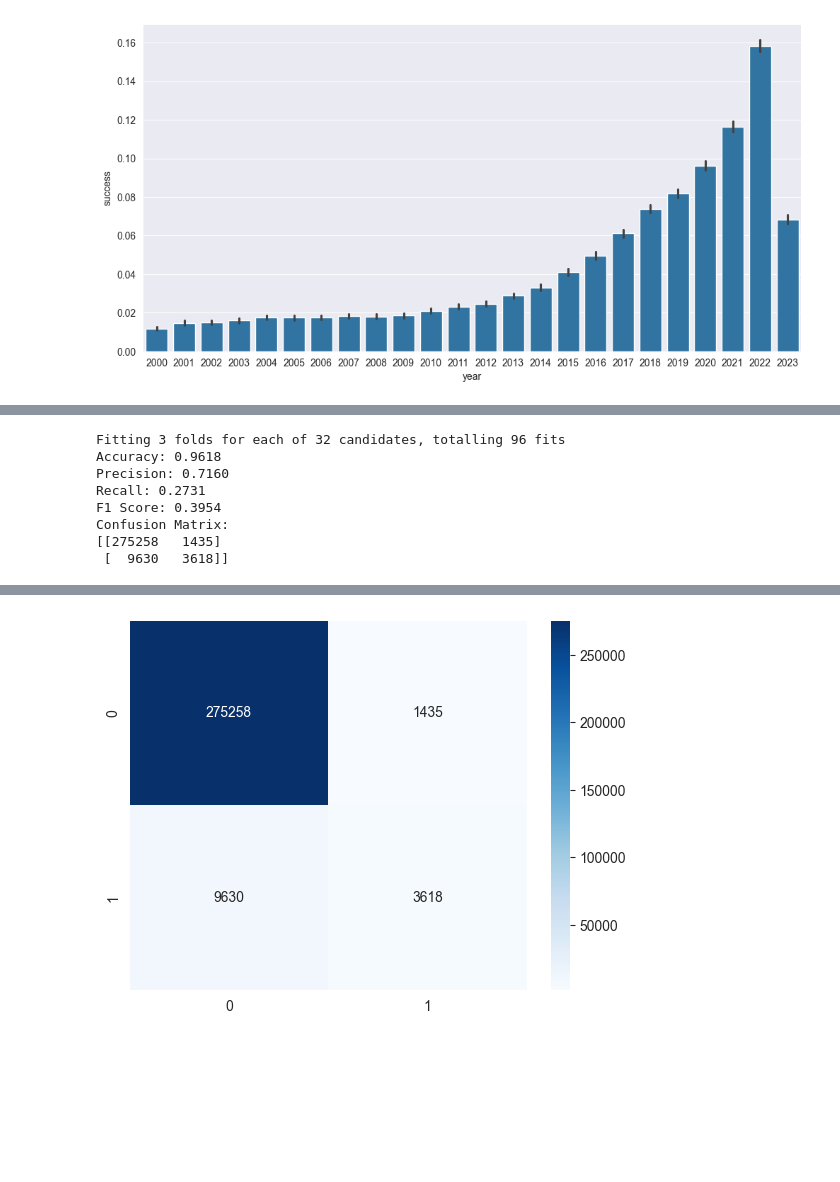
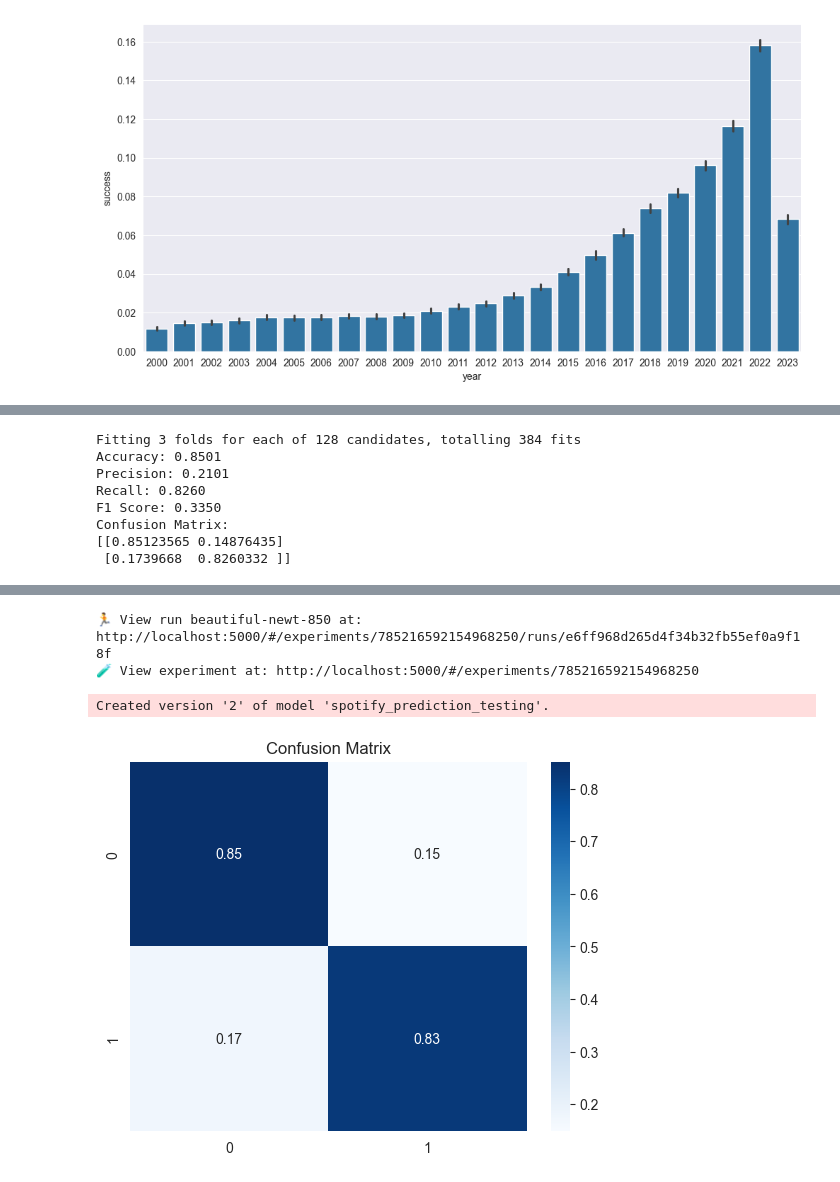
Before and after one commit to 7Steffen7/42HN-x-appliedAI-Machine-Learning-MLOps-Part2, a Jupyter notebook: Spotify_Prediction.ipynb, the cells around one changed output, grey strips where cells are left out. Drawn from its saved outputs; the diff is of its cells as text; code cells hidden in the pictures; blank space fills up the shorter version.

```diff
--- a/Spotify_Prediction.ipynb
+++ b/Spotify_Prediction.ipynb
@@ -185,5 +209,7 @@ features_target.head()
 # %%
-train_data, test_data = train_test_split(features_target, random_state=42)
+# train_data, test_data = train_test_split(features_target, random_state=42)
+# train_data, test_data = train_test_split(smaller_dataset, random_state=42)
+train_data, test_data = train_test_split(features_target, random_state=42, train_size=0.1)
 
 train_input = train_data[FEATURES]
 train_output = train_data[TARGET]
@@ -210,3 +236,6 @@ def build_pipeline(estimator):
         ('estimator', estimator),
     ]
     )
+# %%
+mlflow.set_tracking_uri('http://localhost:5000')
+mlflow.set_experiment('spotify_prediction')
@@ -216,15 +247,21 @@ def evaluate(y_true, y_pred):
     precision = precision_score(y_true, y_pred)
     recall = recall_score(y_true, y_pred)
     f1 = f1_score(y_true, y_pred)
-    confusion_matrix_ = confusion_matrix(y_true, y_pred)
+    confusion_matrix_ = confusion_matrix(y_true, y_pred, normalize='true')
 
+    mlflow.log_metric('accuracy', accuracy)
+    mlflow.log_metric('precision', precision)
+    mlflow.log_metric('recall', recall)
+    mlflow.log_metric('f1', f1)
     print(f'Accuracy: {accuracy:.4f}')
     print(f'Precision: {precision:.4f}')
     print(f'Recall: {recall:.4f}')
     print(f'F1 Score: {f1:.4f}')
     cm = confusion_matrix_
     print(f'Confusion Matrix:\n{cm}')
-    sns.heatmap(cm, annot=True, fmt='d', cmap='Blues')
+    sns.heatmap(cm, annot=True, fmt='.2f', cmap='Blues')
+    plt.title('Confusion Matrix')
+    mlflow.log_figure(plt.gcf(), 'confusion_matrix.png')
 # %%
 pipeline = build_pipeline(LogisticRegression())
 pipeline.fit(train_input, train_output)
@@ -258,38 +306,55 @@ Confusion Matrix:
 # %%
-pipeline = build_pipeline(XGBClassifier(random_state=42))
+# pipeline = build_pipeline(XGBClassifier(random_state=42))
 
-# param_grid = {
-#     'estimator__learning_rate': [0.01, 0.1, 0.2],
-#     'estimator__max_depth': [3, 5, 7],
-#     'estimator__n_estimators': [100, 200, 300],
-#     'estimator__subsample': [0.8, 1.0],
-#     'estimator__colsample_bytree': [0.8, 1.0]
-# }
+scale_pos_weight = 27640 / 1354
+
+pipeline = build_pipeline(XGBClassifier(random_state=42, scale_pos_weight=scale_pos_weight, eval_metric='logloss' ))
+
 param_grid = {
     'estimator__learning_rate': [0.01, 0.1],
     'estimator__max_depth': [3, 6],
     'estimator__n_estimators': [100, 200],
     'estimator__subsample': [0.7, 1.0],
-    'estimator__colsample_bytree': [0.7, 1.0]
+    'estimator__colsample_bytree': [0.7, 1.0],
+    'estimator__gamma': [0, 0.1],
+    'estimator__min_child_weight': [1, 5]
 }
 grid_search = GridSearchCV(
     pipeline,
     param_grid,
     cv=3,
-    scoring='accuracy',
+    scoring='recall',
     n_jobs=-1,
     verbose=1
 )
 grid_search.fit(train_input, train_output)
 best_estimator = grid_search.best_estimator_
 predictions = best_estimator.predict(test_input)
-evaluate(test_output, predictions)
+# mlflow.end_run()
+with mlflow.start_run():
+    mlflow.log_params(best_estimator.get_params())
+    # mlflow.log_params(pipeline.get_params())
+    evaluate(test_output, predictions)
+
+    signature = mlflow.models.infer_signature(train_input, predictions)
+    # mlflow.xgboost.log_model(
+    #     best_estimator.named_steps['estimator'],
+    #     artifact_path='model',
+    #     signature=signature,
+    # )
+    mlflow.sklearn.log_model(
+        sk_model=best_estimator,
+        artifact_path='model',
+        signature=signature,
+        registered_model_name='spotify_prediction_testing'
+    )
+# mlflow.sklearn.log_model(pipeline, 'model')
 # %% [output]
-Fitting 3 folds for each of 32 candidates, totalling 96 fits
-Accuracy: 0.9618
-Precision: 0.7160
-Recall: 0.2731
-F1 Score: 0.3954
+Fitting 3 folds for each of 128 candidates, totalling 384 fits
+Accuracy: 0.8501
+Precision: 0.2101
+Recall: 0.8260
+F1 Score: 0.3350
 Confusion Matrix:
-[[275258   1435]
- [  9630   3618]]
+[[0.85123565 0.14876435]
+ [0.1739668  0.8260332 ]]
@@ -296 +364,4 @@ Confusion Matrix:
+🏃 View run beautiful-newt-850 at: http://localhost:5000/#/experiments/785216592154968250/runs/e6ff968d265d4f34b32fb55ef0a9f18f
+🧪 View experiment at: http://localhost:5000/#/experiments/785216592154968250
+Created version '2' of model 'spotify_prediction_testing'.
-[figure, old version]
+[figure, new version]
```
Also changed, not shown: parts of 8 cells of this notebook, 4 other files.
